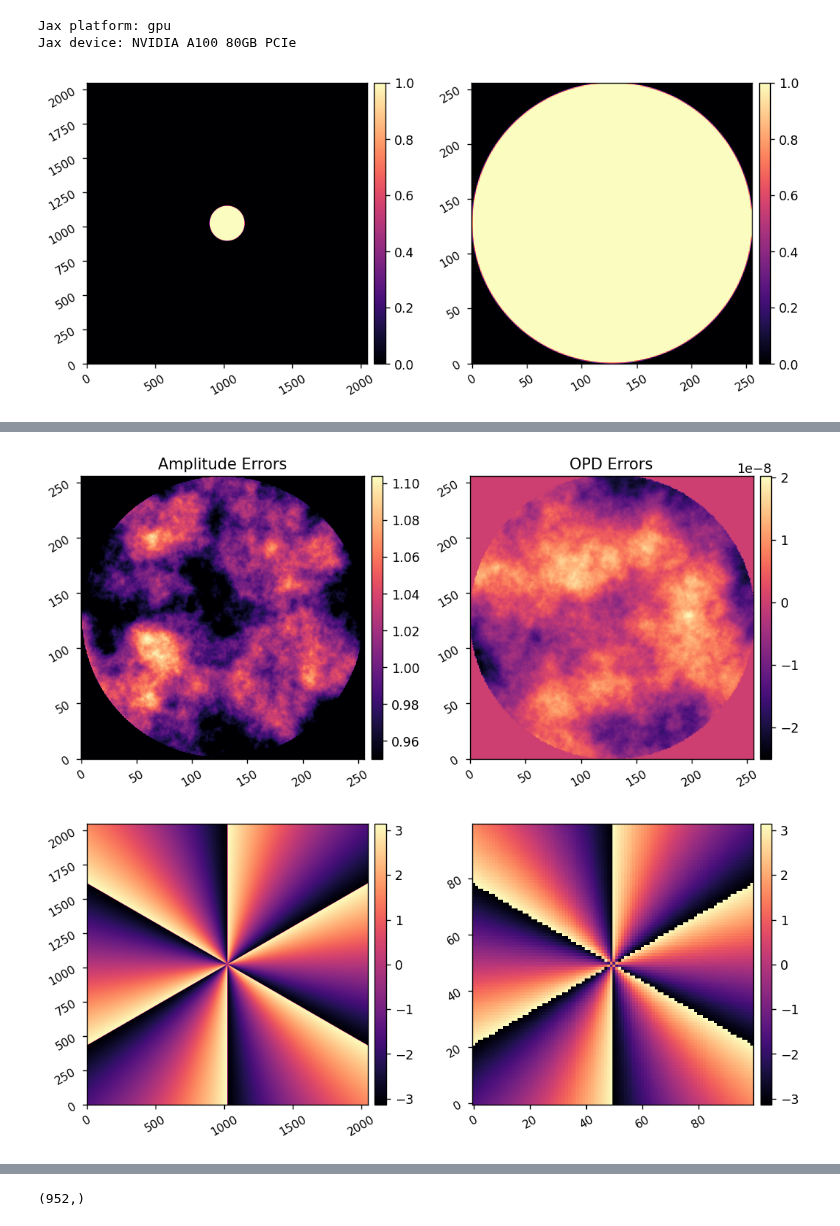
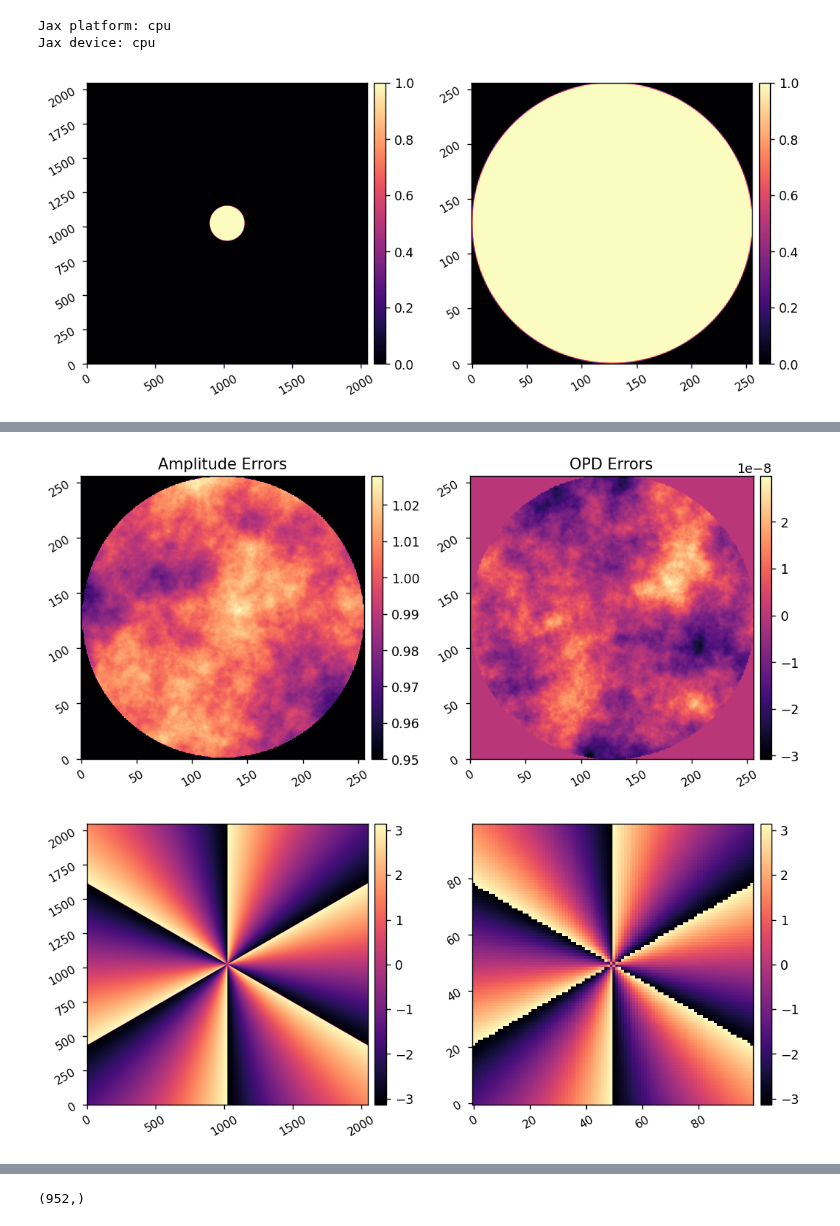
Before and after one commit to uasal/scoob-psf, a Jupyter notebook: example-notebooks/jax_scoob_cost_function.ipynb, the cells around one changed output, grey strips where cells are left out. Drawn from its saved outputs; the diff is of its cells as text; code cells hidden in the pictures.

```diff
--- a/example-notebooks/jax_scoob_cost_function.ipynb
+++ b/example-notebooks/jax_scoob_cost_function.ipynb
@@ -69,7 +51,7 @@ imshow2(pupil, pupil, npix2=npix)
 
 WFE = jscoob.generate_wfe(diam=pupil_diam,
                           # amp_rms=0*u.nm, opd_rms=0*u.nm,
-                          amp_rms=0.2*u.nm, amp_index=3.2, opd_rms=20*u.nm, opd_index=3.2,
+                          amp_rms=0.05, amp_index=3.2, opd_rms=20*u.nm, opd_index=3.2,
                           npix=npix, oversample=oversample,)
 
 imshow2(ensure_np_array(jnp.abs(WFE)), ensure_np_array(jnp.angle(WFE))/(2*np.pi)*wavelength.to_value(u.m),
@@ -84,6 +66,6 @@ imshow2(jnp.angle(vortex), jscoob.pad_or_crop(jnp.angle(vortex), 100))
 lyot = jscoob.make_pupil(pupil_diam, npix, oversample, ratio=0.85)
 imshow2(lyot, lyot, npix2=npix)
 # %% [output]
-Jax platform: gpu
-Jax device: NVIDIA A100 80GB PCIe
+Jax platform: cpu
+Jax device: cpu
 [figure]
@@ -92,3 +72,3 @@ Jax device: NVIDIA A100 80GB PCIe
-[figure, old version]
+[figure, new version]
 [figure]
 [figure]
```
Also changed, not shown: parts of 6 cells of this notebook, 4 other files.
